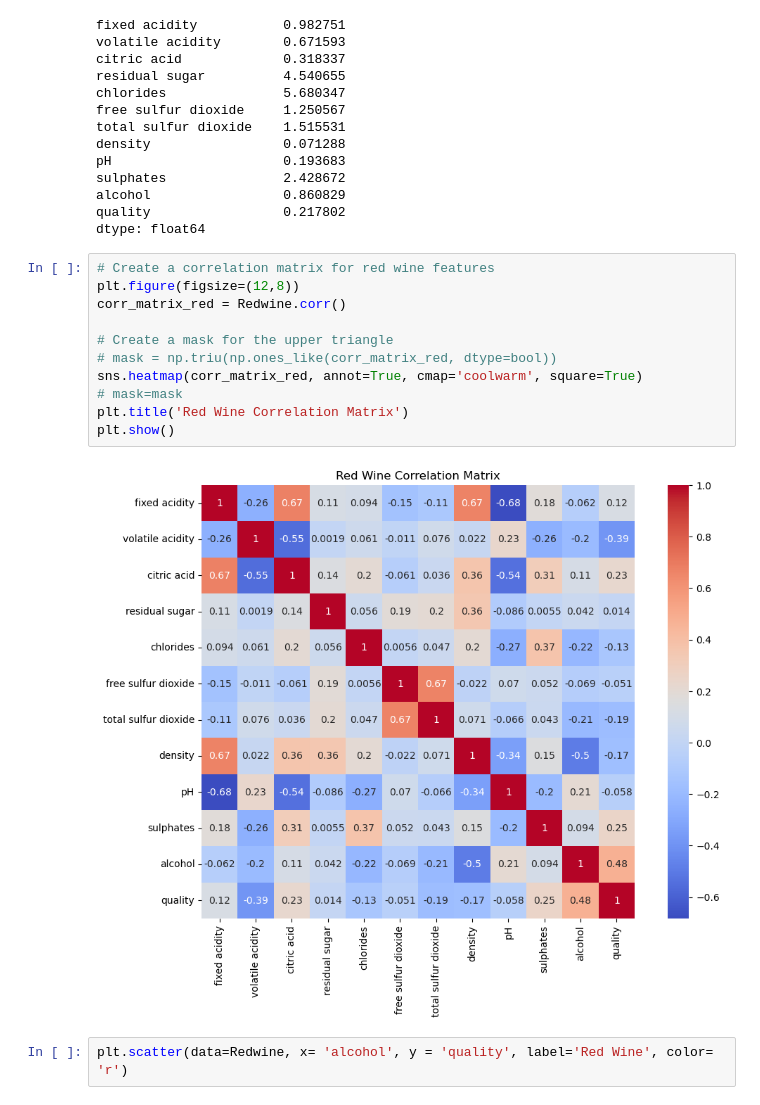
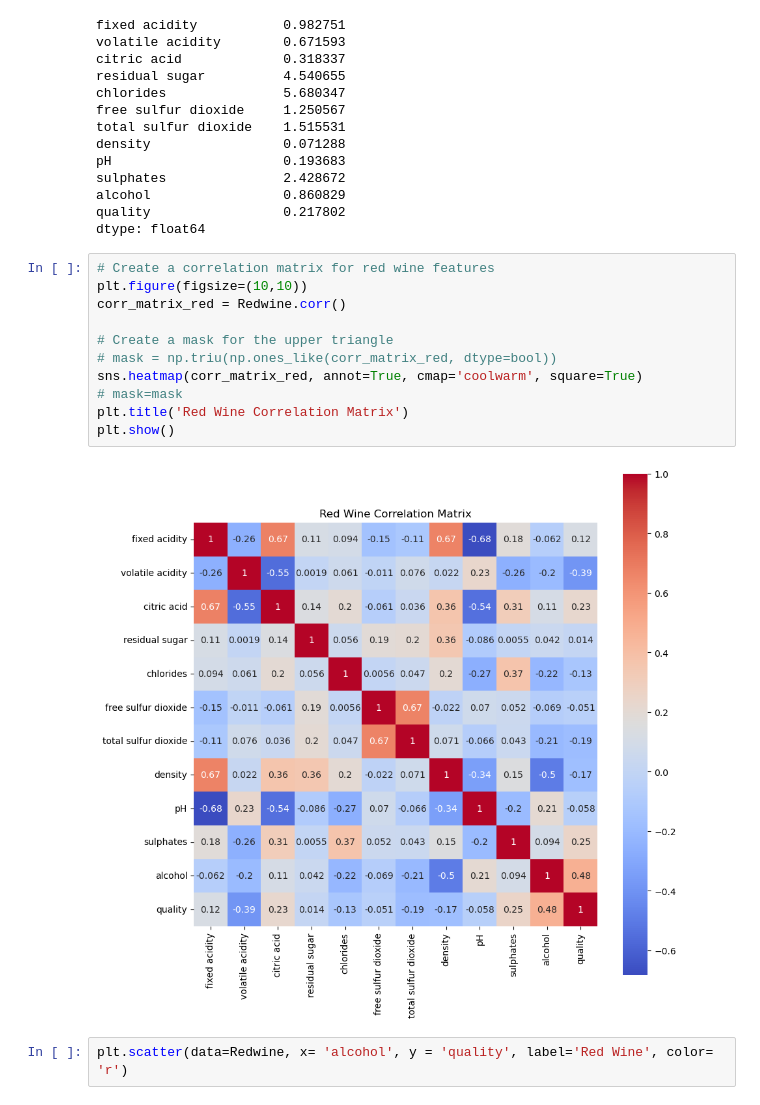
Before and after one commit to Sudha25a/Projects-2, a Jupyter notebook: Redwine.ipynb, the cells around one changed output. Saved outputs shown, nothing was run; the diff lists cells and outputs as text.

```diff
--- a/Redwine.ipynb
+++ b/Redwine.ipynb
@@ -78,17 +78,17 @@ quality                 0.217802
 dtype: float64
 # %%
 # Create a correlation matrix for red wine features
-plt.figure(figsize=(12,8))
+plt.figure(figsize=(10,10))
 corr_matrix_red = Redwine.corr()
 
 # Create a mask for the upper triangle
 # mask = np.triu(np.ones_like(corr_matrix_red, dtype=bool))
 sns.heatmap(corr_matrix_red, annot=True, cmap='coolwarm', square=True)
 # mask=mask
 plt.title('Red Wine Correlation Matrix')
 plt.show()
 # %% [output]
-[figure, old version]
+[figure, new version]
 # %%
 plt.scatter(data=Redwine, x= 'alcohol', y = 'quality', label='Red Wine', color= 'r')
 # %% [output]
```
Also changed, not shown: parts of 12 cells of this notebook, 1 other file.
